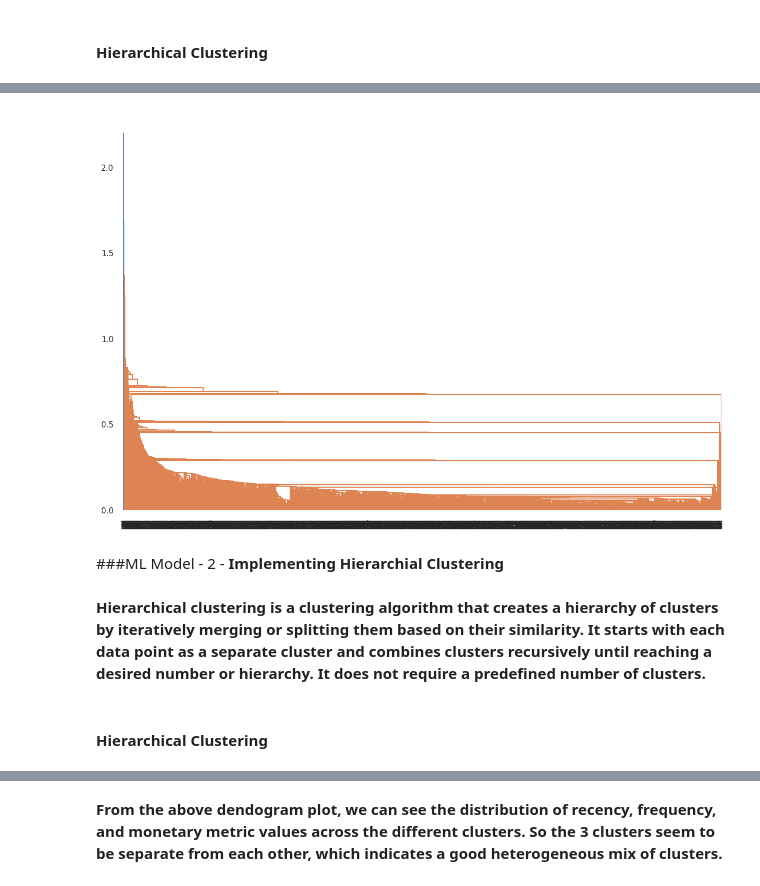
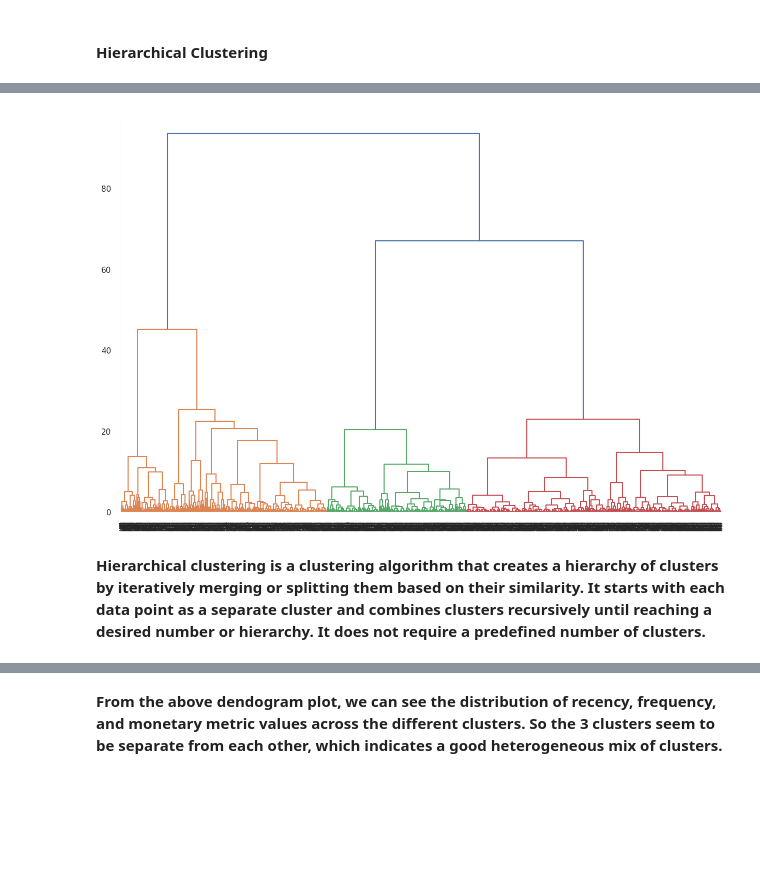
Before and after one commit to 1991Ab/Capstone-Project-4-Online-Retail-Customer-Segmentation, a Jupyter notebook: Online_Retail_Customer_Segmentation.ipynb, the cells around one changed output, grey strips where cells are left out. Drawn from its saved outputs; the diff is of its cells as text; code cells hidden in the pictures; blank space fills up the shorter version.

```diff
--- a/Online_Retail_Customer_Segmentation.ipynb
+++ b/Online_Retail_Customer_Segmentation.ipynb
@@ -1109,3 +1109,7 @@ customer_history_df
 | 4370 | 18283.0 | 4.0 | 2045.53 | 721 |
 | 4371 | 18287.0 | 43.0 | 1837.28 | 70 |
 4372 rows × 4 columns
+# %%
+#Split into four segments using quantiles
+quantiles = customer_history_df.quantile(q=[0.25,0.5,0.75])
+quantiles = quantiles.to_dict()
@@ -1111,0 +1156,7 @@ customer_history_df
+# %%
+#Calculate and Add RFMGroup value column showing combined concatenated score of RFM
+customer_history_df['RFMGroup'] = customer_history_df.R.map(str) + customer_history_df.F.map(str) + customer_history_df.M.map(str)
+
+#Calculate and Add RFMScore value column showing total sum of RFMGroup values
+customer_history_df['RFMScore'] = customer_history_df[['R', 'F', 'M']].sum(axis = 1)
+customer_history_df.head()
@@ -1147,14 +1205,14 @@ Text(0.5, 0, 'Attribute - Frequency')
 **Removing Outliers by using IQR process**
 # %%
 # removing  outliers for 'Monetary' column
-Q1 = customer_history_df.Monetary.quantile(0.05)
-Q3 = customer_history_df.Monetary.quantile(0.95)
+Q1 = customer_history_df.Monetary.quantile(0.25)
+Q3 = customer_history_df.Monetary.quantile(0.75)
 IQR = Q3 - Q1
 customer_history_df = customer_history_df[(customer_history_df.Monetary >= Q1 - 1.5*IQR) & (customer_history_df.Monetary <= Q3 + 1.5*IQR)]
 
 # outlier treatment for recency
-Q1 = customer_history_df.Recency.quantile(0.05)
-Q3 = customer_history_df.Recency.quantile(0.95)
+Q1 = customer_history_df.Recency.quantile(0.25)
+Q3 = customer_history_df.Recency.quantile(0.75)
 IQR = Q3 - Q1
 customer_history_df = customer_history_df[(customer_history_df.Recency >= Q1 - 1.5*IQR) & (customer_history_df.Recency <= Q3 + 1.5*IQR)]
 
@@ -1256,0 +1315,3 @@ SilhouetteVisualizer(ax=<Axes: >, estimator=KMeans(n_clusters=3))
+# %%
+silhouette_model = SilhouetteVisualizer(KMeans(3))
+silhouette_model.fit(rfm_df_scaled)
@@ -1391,18 +1455,14 @@ customer_history_df.head()
 # %%
 #Generates a dendrogram visualization for the hierarchical clustering of the scaled RFM data.
 #Single Linkage:- it considers the minimum distance between any two points in different clusters
 import sys
 sys.setrecursionlimit(5000)
 
 plt.figure(figsize=(15,10))
-mergings = linkage(rfm_df_scaled, method="single", metric='euclidean')
+mergings = linkage(rfm_df_scaled, method="ward", metric='euclidean')
 dendrogram(mergings)
 plt.show()
 # %% [output]
-[figure, old version]
+[figure, new version]
-# %% [markdown]
-###ML Model - 2 - **Implementing Hierarchial Clustering**
 # %% [markdown]
 **Hierarchical clustering is a clustering algorithm that creates a hierarchy of clusters by iteratively merging or splitting them based on their similarity. It starts with each data point as a separate cluster and combines clusters recursively until reaching a desired number or hierarchy. It does not require a predefined number of clusters.**
-# %% [markdown]
-#### **Hierarchical Clustering**
```
Also changed, not shown: parts of 30 cells of this notebook.
